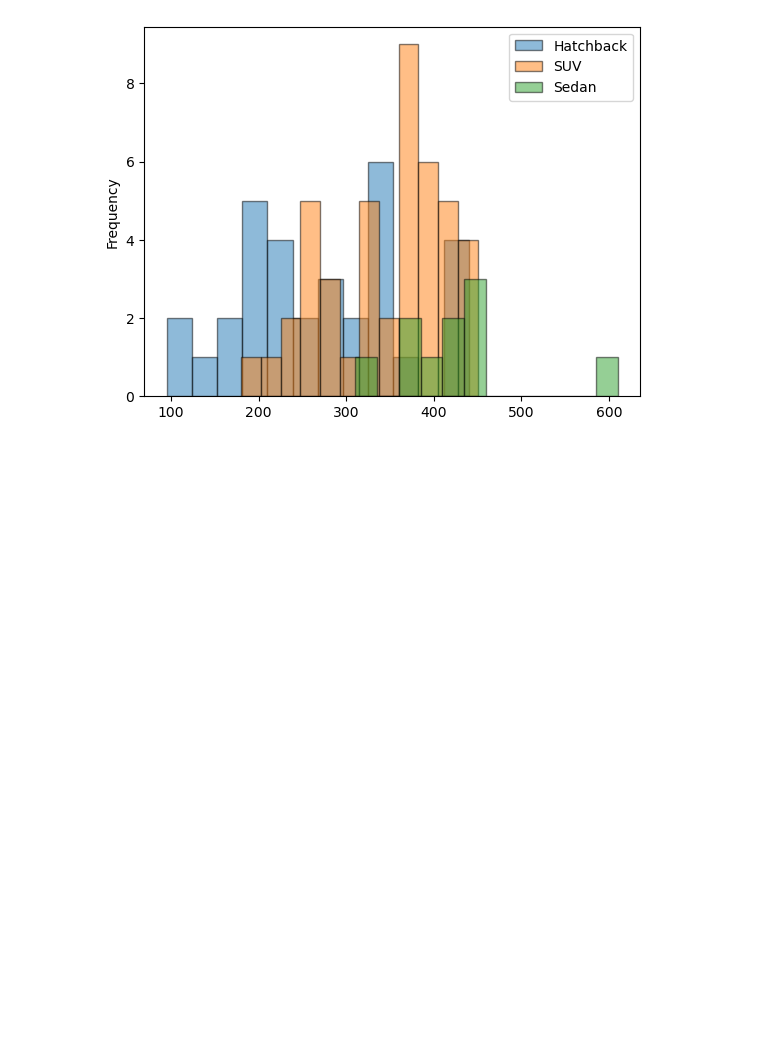
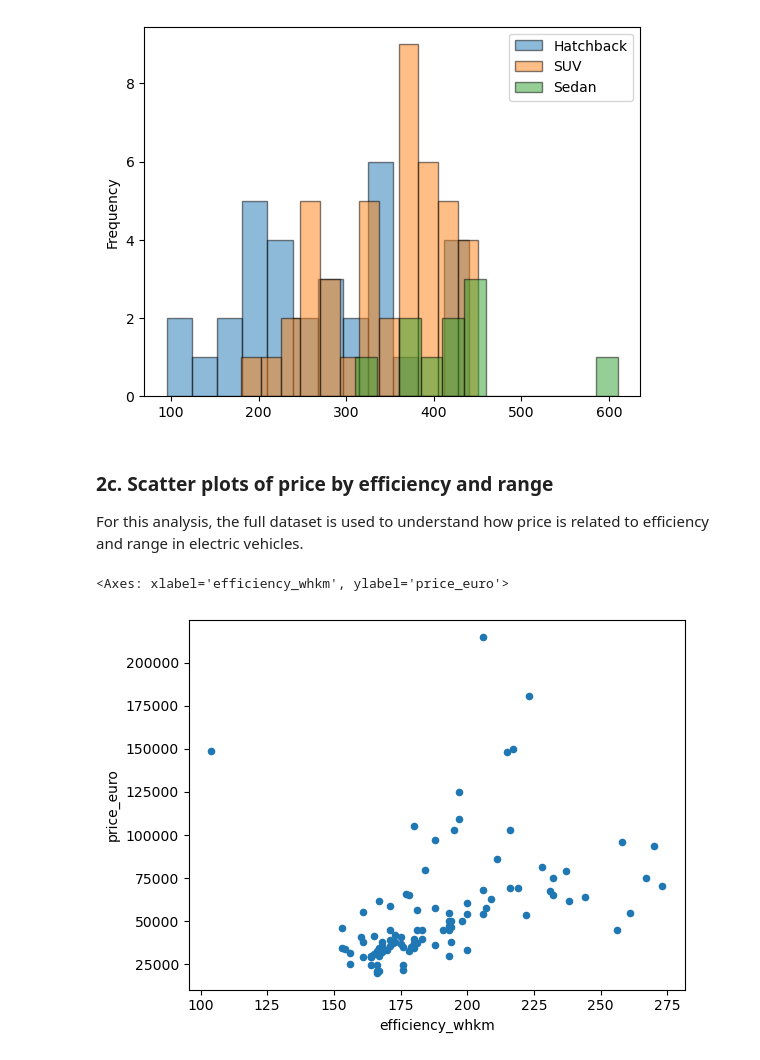
Before and after one commit to kellyshreeve/Web-App-of-Electric-Vehicle-Data-Visualizations, a Jupyter notebook: notebooks/EDA.ipynb, the cells around one changed output. Cells and saved outputs as stored; diff of their text form; code cells hidden in the pictures; blank space fills up the shorter version.

Commit message:
Scatter plots EDA

```diff
--- a/notebooks/EDA.ipynb
+++ b/notebooks/EDA.ipynb
@@ -335,3 +335,12 @@ plt.legend(['Hatchback', 'SUV', 'Sedan'])
 plt.show()
 # %% [output]
 [figure]
+# %% [markdown]
+### 2c. Scatter plots of price by efficiency and range
+
+For this analysis, the full dataset is used to understand how price is related to efficiency and range in electric vehicles.
+# %%
+ev.plot(x='efficiency_whkm', y='price_euro', kind='scatter')
+# %% [output]
+<Axes: xlabel='efficiency_whkm', ylabel='price_euro'>
+[figure, added]
```
Also changed, not shown: parts of 1 cell of this notebook, 2 other files.
